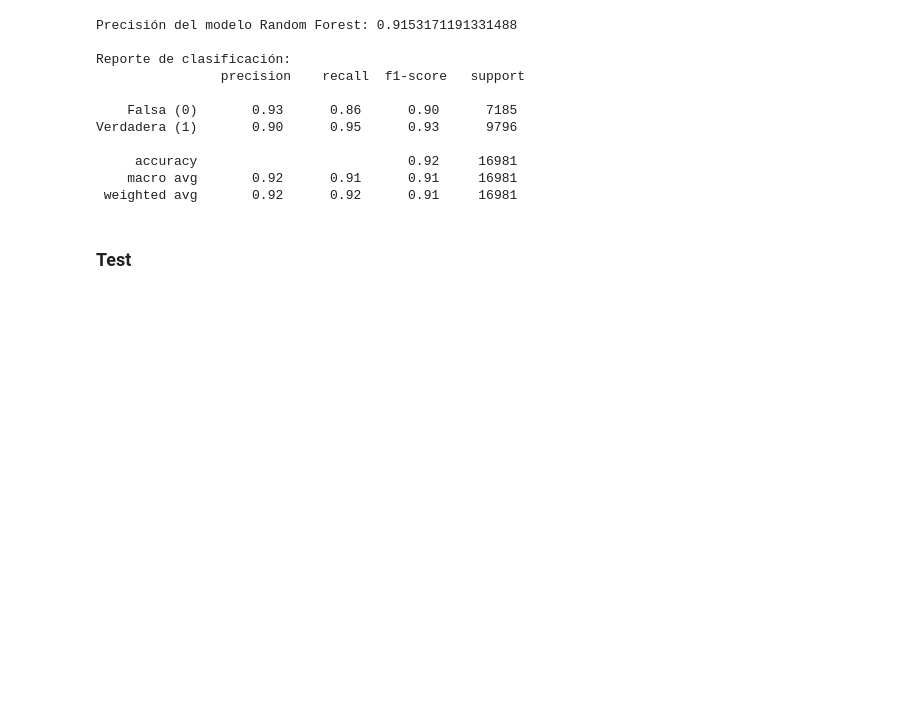
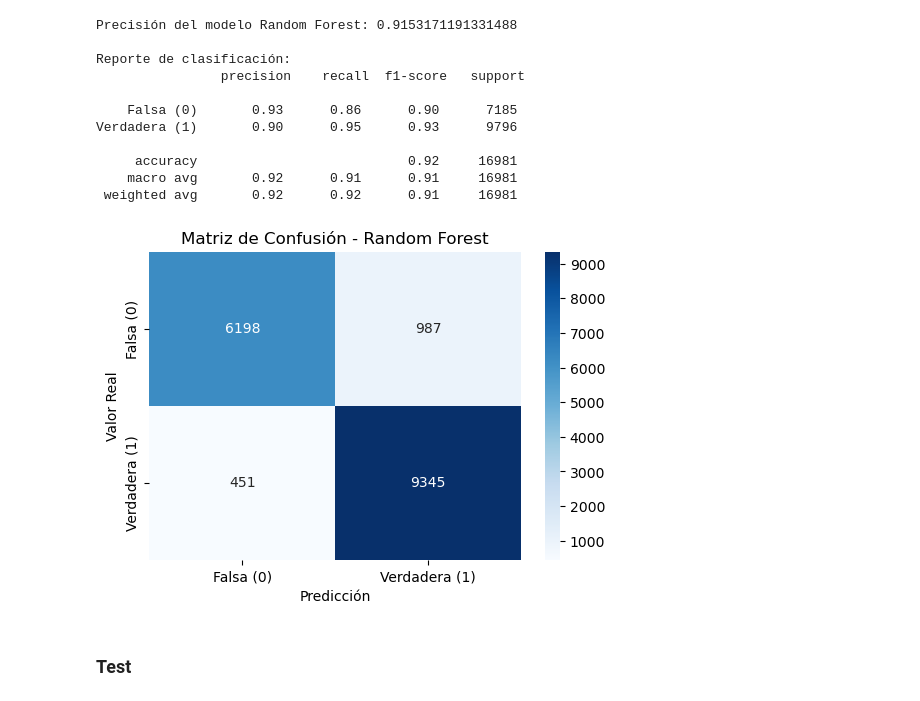
Before and after one commit to JuanPuig10/Proyecto1-BI-Grupo29, a Jupyter notebook: Proyecto1/Proyecto1.ipynb, the cells around one changed output. Cells and saved outputs as stored; diff of their text form; code cells hidden in the pictures; blank space fills up the shorter version.

```diff
--- a/Proyecto1/Proyecto1.ipynb
+++ b/Proyecto1/Proyecto1.ipynb
@@ -793,6 +806,26 @@ Verdadera (1)       0.90      0.95      0.93      9796
      accuracy                           0.92     16981
     macro avg       0.92      0.91      0.91     16981
  weighted avg       0.92      0.92      0.91     16981
+# %%
+import matplotlib.pyplot as plt
+import seaborn as sns
+import pandas as pd
+from sklearn.metrics import confusion_matrix, classification_report
+
+# Crear la matriz de confusión
+cm = confusion_matrix(y_test, y_pred)
+
+# Visualización de la matriz de confusión
+plt.figure(figsize=(6, 4))
+sns.heatmap(cm, annot=True, fmt="d", cmap="Blues",
+            xticklabels=['Falsa (0)', 'Verdadera (1)'],
+            yticklabels=['Falsa (0)', 'Verdadera (1)'])
+plt.xlabel("Predicción")
+plt.ylabel("Valor Real")
+plt.title("Matriz de Confusión - Random Forest")
+plt.show()
+# %% [output]
+[figure, added]
 # %% [markdown]
 ### Test
 # %%
```
Also changed, not shown: parts of 7 cells of this notebook.
